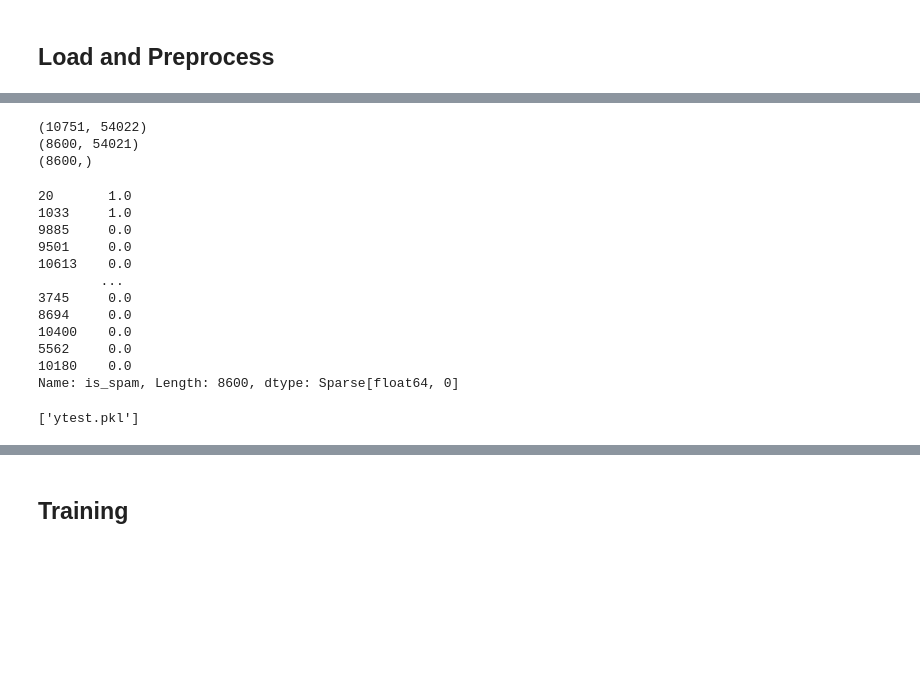
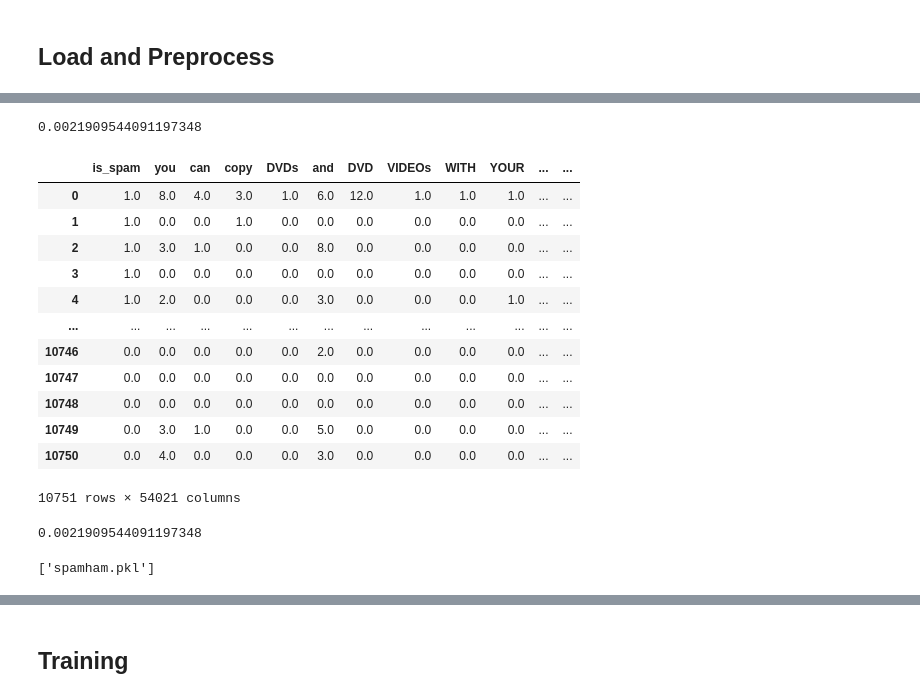
Before and after one commit to chrismarch/ml-exercises, a Jupyter notebook: spam-classifier/spam-classifier.ipynb, the cells around one changed output, grey strips where cells are left out. Drawn from its saved outputs; the diff is of its cells as text; code cells hidden in the pictures; blank space fills up the shorter version.

```diff
--- a/spam-classifier/spam-classifier.ipynb
+++ b/spam-classifier/spam-classifier.ipynb
@@ -96,7 +96,6 @@ def load_email_files_to_dataframe():
     vocabulary = {}
     file_paths_to_mail_dicts = {}
     file_index = 0
-    n_tokens_key = 'n_tokens'
     for parent_dir, subdirs, files in os.walk('.'):
         #print(parent_dir)
         #print(subdirs)
@@ -140,9 +139,7 @@ def load_email_files_to_dataframe():
                         mail_tokens += subject.split()
                     mail_dict = {}
                     mail_rejected_tokens = []
-                    n_tokens = 0
                     for token in mail_tokens:
-                        n_tokens += 1
                         match = word_regex.match(token)
                         if match:
                             match_group = match.group(1)
@@ -152,7 +149,6 @@ def load_email_files_to_dataframe():
                                 mail_dict[match_group] = 1
                         else:
                             mail_rejected_tokens.append(token)
-                    mail_dict[n_tokens_key] = n_tokens
                     file_paths_to_mail_dicts[rel_file_path] = mail_dict
                     #print(mail_tokens)
                     #print(mail_dict)
@@ -174,12 +170,9 @@ def load_email_files_to_dataframe():
     # for each mail, encode
     for file_path in file_paths_to_mail_dicts:
         mail_dict = file_paths_to_mail_dicts[file_path]
-        n_tokens = mail_dict[n_tokens_key]
-        if n_tokens:
-            for word in mail_dict:
-                mail_dict[word] = mail_dict[word]/n_tokens
         mail_dict[spam_key] = 1 if 'spam' in file_path else 0
         mail_dicts.append(mail_dict)
 
-    return pd.DataFrame(data=mail_dicts, columns=columns, dtype=pd.SparseDtype(np.dtype('float64'), fill_value=0))
-)
+    # TODO convert to zero fill sparse from nan sparse and serialize zero fill sparse
+
+    return pd.DataFrame(data=mail_dicts, columns=columns, dtype=pd.SparseDtype(np.dtype('float64'))) # has to be nan to start, fill_value=0))
@@ -204,0 +214,19 @@ split = StratifiedShuffleSplit(n_splits=1, test_size=0.2, random_state=42)
+# %%
+all_data_0 = pd.DataFrame(data=df, dtype=pd.SparseDtype(np.dtype('float64'), fill_value=0))
+print(all_data_0.sparse.density)
+all_data_0
+# %% [output]
+0.0021909544091197348
+|  | is_spam | you | can | copy | DVDs | and | DVD | VIDEOs | WITH | YOUR | ... | ... |
+| 0 | 1.0 | 8.0 | 4.0 | 3.0 | 1.0 | 6.0 | 12.0 | 1.0 | 1.0 | 1.0 | ... | ... |
+| 1 | 1.0 | 0.0 | 0.0 | 1.0 | 0.0 | 0.0 | 0.0 | 0.0 | 0.0 | 0.0 | ... | ... |
+| 2 | 1.0 | 3.0 | 1.0 | 0.0 | 0.0 | 8.0 | 0.0 | 0.0 | 0.0 | 0.0 | ... | ... |
+| 3 | 1.0 | 0.0 | 0.0 | 0.0 | 0.0 | 0.0 | 0.0 | 0.0 | 0.0 | 0.0 | ... | ... |
+| 4 | 1.0 | 2.0 | 0.0 | 0.0 | 0.0 | 3.0 | 0.0 | 0.0 | 0.0 | 1.0 | ... | ... |
+| ... | ... | ... | ... | ... | ... | ... | ... | ... | ... | ... | ... | ... |
+| 10746 | 0.0 | 0.0 | 0.0 | 0.0 | 0.0 | 2.0 | 0.0 | 0.0 | 0.0 | 0.0 | ... | ... |
+| 10747 | 0.0 | 0.0 | 0.0 | 0.0 | 0.0 | 0.0 | 0.0 | 0.0 | 0.0 | 0.0 | ... | ... |
+| 10748 | 0.0 | 0.0 | 0.0 | 0.0 | 0.0 | 0.0 | 0.0 | 0.0 | 0.0 | 0.0 | ... | ... |
+| 10749 | 0.0 | 3.0 | 1.0 | 0.0 | 0.0 | 5.0 | 0.0 | 0.0 | 0.0 | 0.0 | ... | ... |
+| 10750 | 0.0 | 4.0 | 0.0 | 0.0 | 0.0 | 3.0 | 0.0 | 0.0 | 0.0 | 0.0 | ... | ... |
+10751 rows × 54021 columns
@@ -204,0 +235,8 @@ split = StratifiedShuffleSplit(n_splits=1, test_size=0.2, random_state=42)
+# %%
+import joblib
+
+print(df.sparse.density)
+joblib.dump(df, "spamham.pkl")
+# %% [output]
+0.0021909544091197348
+['spamham.pkl']
@@ -216,31 +258,3 @@ y_train = strat_train_set[target_label_col].copy()
 # test data split from train.csv, since test.csv has no labels
 X_test = strat_test_set.drop(target_label_col, axis=1)
 y_test = strat_test_set[target_label_col].copy()
-# %%
-print(all_data.shape)
-print(X_train.shape)
-print(y_train.shape)
-y_train
-# %% [output]
-(10751, 54022)
-(8600, 54021)
-(8600,)
-20       1.0
-1033     1.0
-9885     0.0
-9501     0.0
-10613    0.0
-        ...
-3745     0.0
-8694     0.0
-10400    0.0
-5562     0.0
-10180    0.0
-Name: is_spam, Length: 8600, dtype: Sparse[float64, 0]
-# %%
-joblib.dump(X_train, "xtrain.pkl")
-joblib.dump(y_train, "ytrain.pkl")
-joblib.dump(X_test, "xtest.pkl")
-joblib.dump(y_test, "ytest.pkl")
-# %% [output]
-['ytest.pkl']
```
Also changed, not shown: parts of 16 cells of this notebook.
